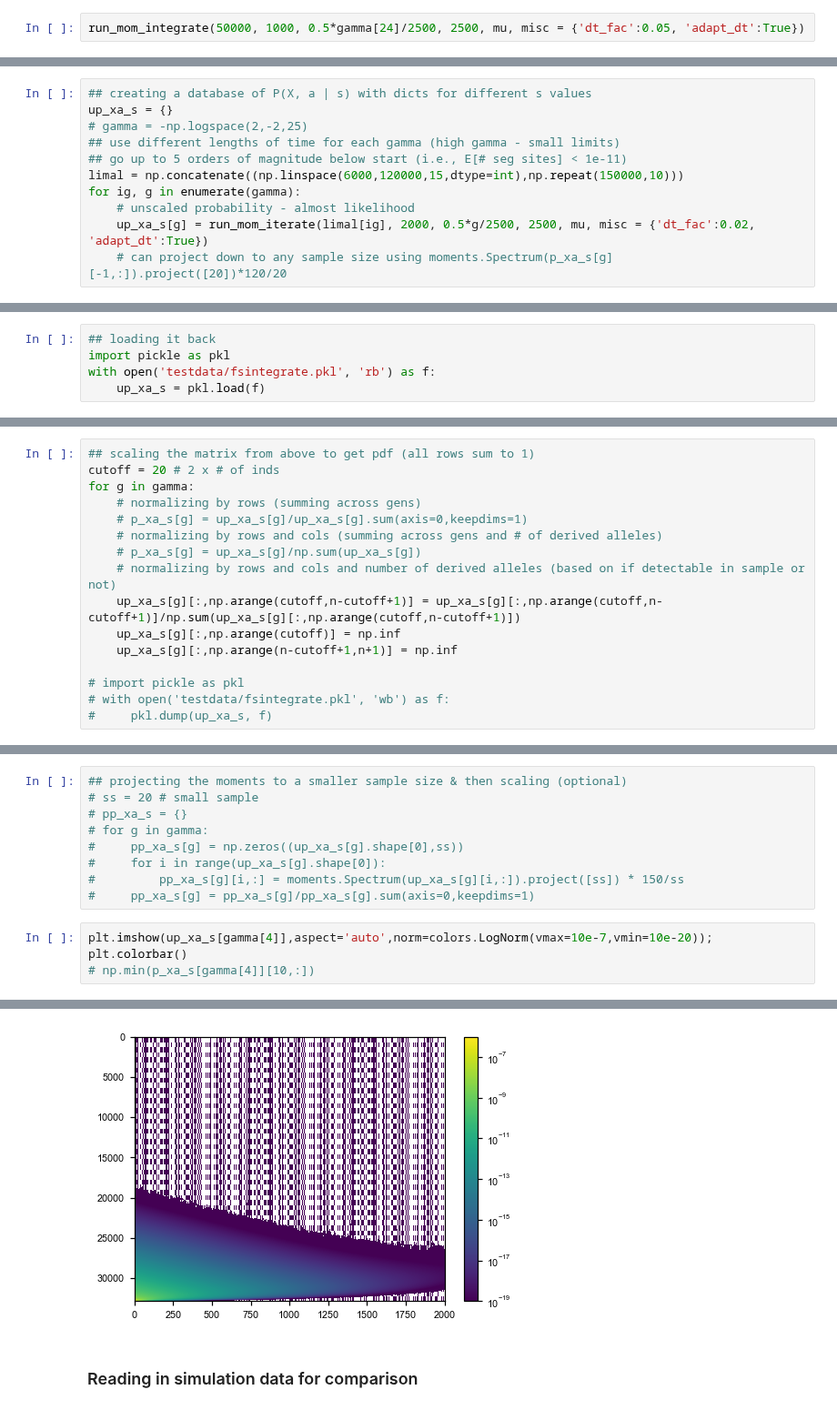
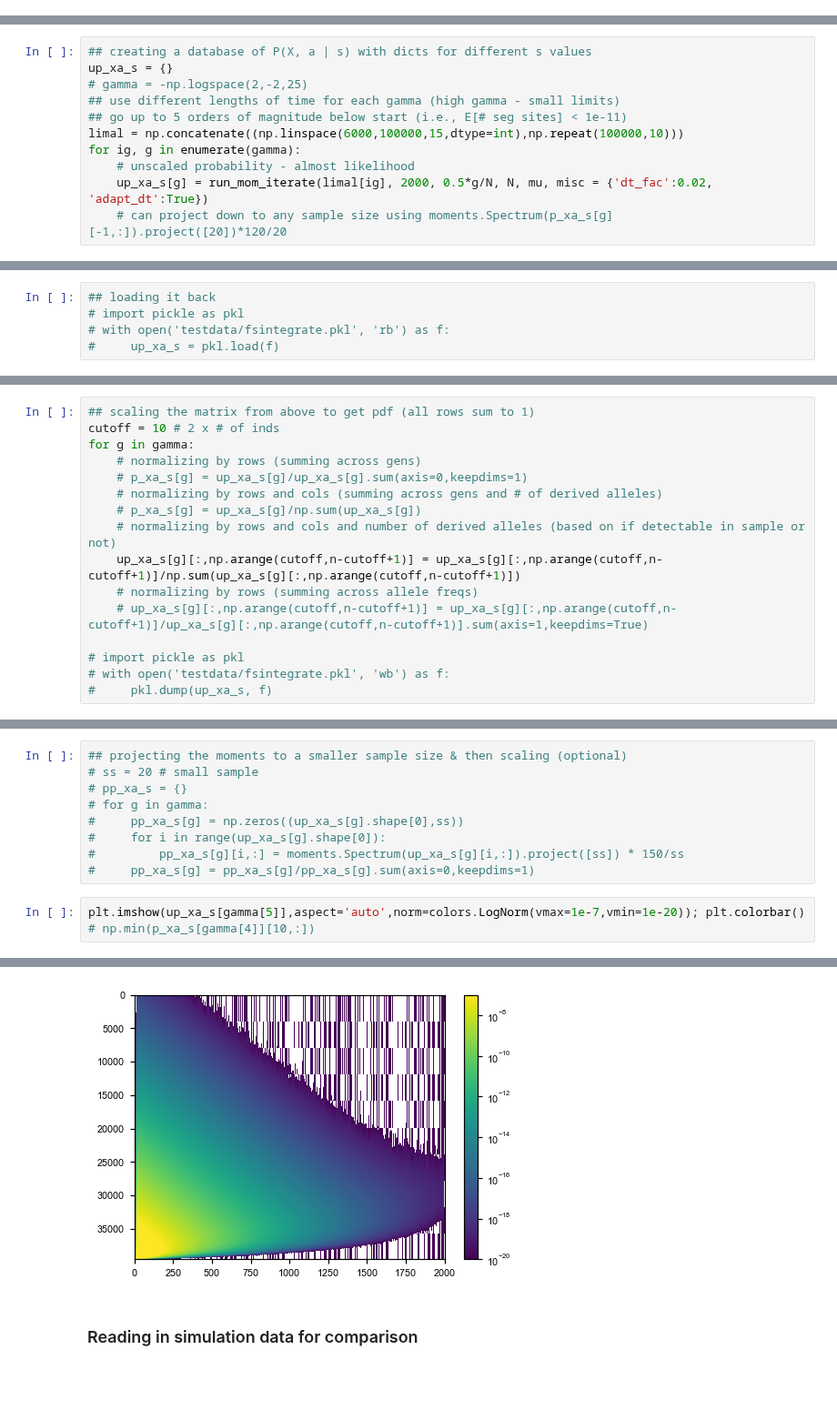
Before and after one commit to VivaswatS/selCoefEst, a Jupyter notebook: mom-framework.ipynb, the cells around one changed output, grey strips where cells are left out. Shown at 91% size. Saved outputs shown, nothing was run; the diff lists cells and outputs as text; blank space fills up the shorter version.

Commit message:
working code showing better discriminatory power when using allele age

```diff
--- a/mom-framework.ipynb
+++ b/mom-framework.ipynb
@@ -347,2 +251,0 @@ array([[1.24975278e-05, 5.35824948e-12, 5.34332025e-12, ...,
-# %%
-run_mom_integrate(50000, 1000, 0.5*gamma[24]/2500, 2500, mu, misc = {'dt_fac':0.05, 'adapt_dt':True})
@@ -400,8 +279,8 @@ up_xa_s = {}
 # gamma = -np.logspace(2,-2,25)
 ## use different lengths of time for each gamma (high gamma - small limits)
 ## go up to 5 orders of magnitude below start (i.e., E[# seg sites] < 1e-11)
-limal = np.concatenate((np.linspace(6000,120000,15,dtype=int),np.repeat(150000,10)))
+limal = np.concatenate((np.linspace(6000,100000,15,dtype=int),np.repeat(100000,10)))
 for ig, g in enumerate(gamma):
     # unscaled probability - almost likelihood
-    up_xa_s[g] = run_mom_iterate(limal[ig], 2000, 0.5*g/2500, 2500, mu, misc = {'dt_fac':0.02, 'adapt_dt':True})
+    up_xa_s[g] = run_mom_iterate(limal[ig], 2000, 0.5*g/N, N, mu, misc = {'dt_fac':0.02, 'adapt_dt':True})
     # can project down to any sample size using moments.Spectrum(p_xa_s[g][-1,:]).project([20])*120/20
@@ -413,6 +294,6 @@ with open('testdata/fsintegrate.pkl', 'wb') as f:
     pkl.dump(up_xa_s, f)
 # %%
 ## loading it back
-import pickle as pkl
-with open('testdata/fsintegrate.pkl', 'rb') as f:
-    up_xa_s = pkl.load(f)
+# import pickle as pkl
+# with open('testdata/fsintegrate.pkl', 'rb') as f:
+#     up_xa_s = pkl.load(f)
@@ -438,6 +312,6 @@ ValueError: x and y must be the same size
 # %%
 ## scaling the matrix from above to get pdf (all rows sum to 1)
-cutoff = 20 # 2 x # of inds
+cutoff = 10 # 2 x # of inds
 for g in gamma:
     # normalizing by rows (summing across gens)
     # p_xa_s[g] = up_xa_s[g]/up_xa_s[g].sum(axis=0,keepdims=1)
@@ -445,8 +319,8 @@ for g in gamma:
     # p_xa_s[g] = up_xa_s[g]/np.sum(up_xa_s[g])
     # normalizing by rows and cols and number of derived alleles (based on if detectable in sample or not)
     up_xa_s[g][:,np.arange(cutoff,n-cutoff+1)] = up_xa_s[g][:,np.arange(cutoff,n-cutoff+1)]/np.sum(up_xa_s[g][:,np.arange(cutoff,n-cutoff+1)])
-    up_xa_s[g][:,np.arange(cutoff)] = np.inf
-    up_xa_s[g][:,np.arange(n-cutoff+1,n+1)] = np.inf
+    # normalizing by rows (summing across allele freqs)
+    # up_xa_s[g][:,np.arange(cutoff,n-cutoff+1)] = up_xa_s[g][:,np.arange(cutoff,n-cutoff+1)]/up_xa_s[g][:,np.arange(cutoff,n-cutoff+1)].sum(axis=1,keepdims=True)
 
 # import pickle as pkl
 # with open('testdata/fsintegrate.pkl', 'wb') as f:
@@ -465,6 +335,6 @@ np.log(np.min(up_xa_s[-10.][-1,:]))
 #         pp_xa_s[g][i,:] = moments.Spectrum(up_xa_s[g][i,:]).project([ss]) * 150/ss
 #     pp_xa_s[g] = pp_xa_s[g]/pp_xa_s[g].sum(axis=0,keepdims=1)
 # %%
-plt.imshow(up_xa_s[gamma[4]],aspect='auto',norm=colors.LogNorm(vmax=10e-7,vmin=10e-20)); plt.colorbar()
+plt.imshow(up_xa_s[gamma[5]],aspect='auto',norm=colors.LogNorm(vmax=1e-7,vmin=1e-20)); plt.colorbar()
 # np.min(p_xa_s[gamma[4]][10,:])
 # %% [output]
@@ -472,4 +342,4 @@ NameError: name 'p_xa_s' is not defined
-[figure, old version]
+[figure, new version]
 # %% [markdown]
 ### Reading in simulation data for comparison
 # %%
```
Also changed, not shown: parts of 67 cells of this notebook, 4 other files.
